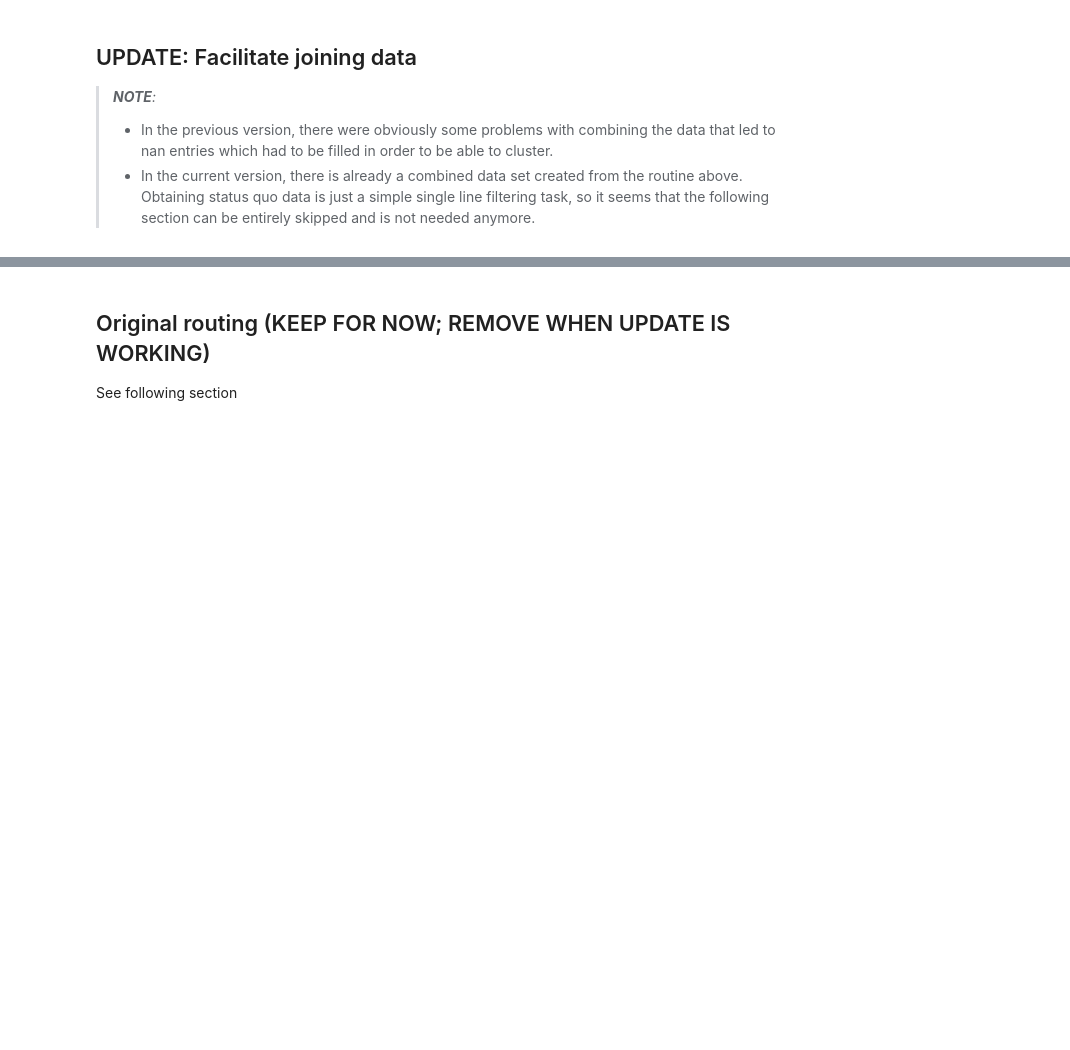
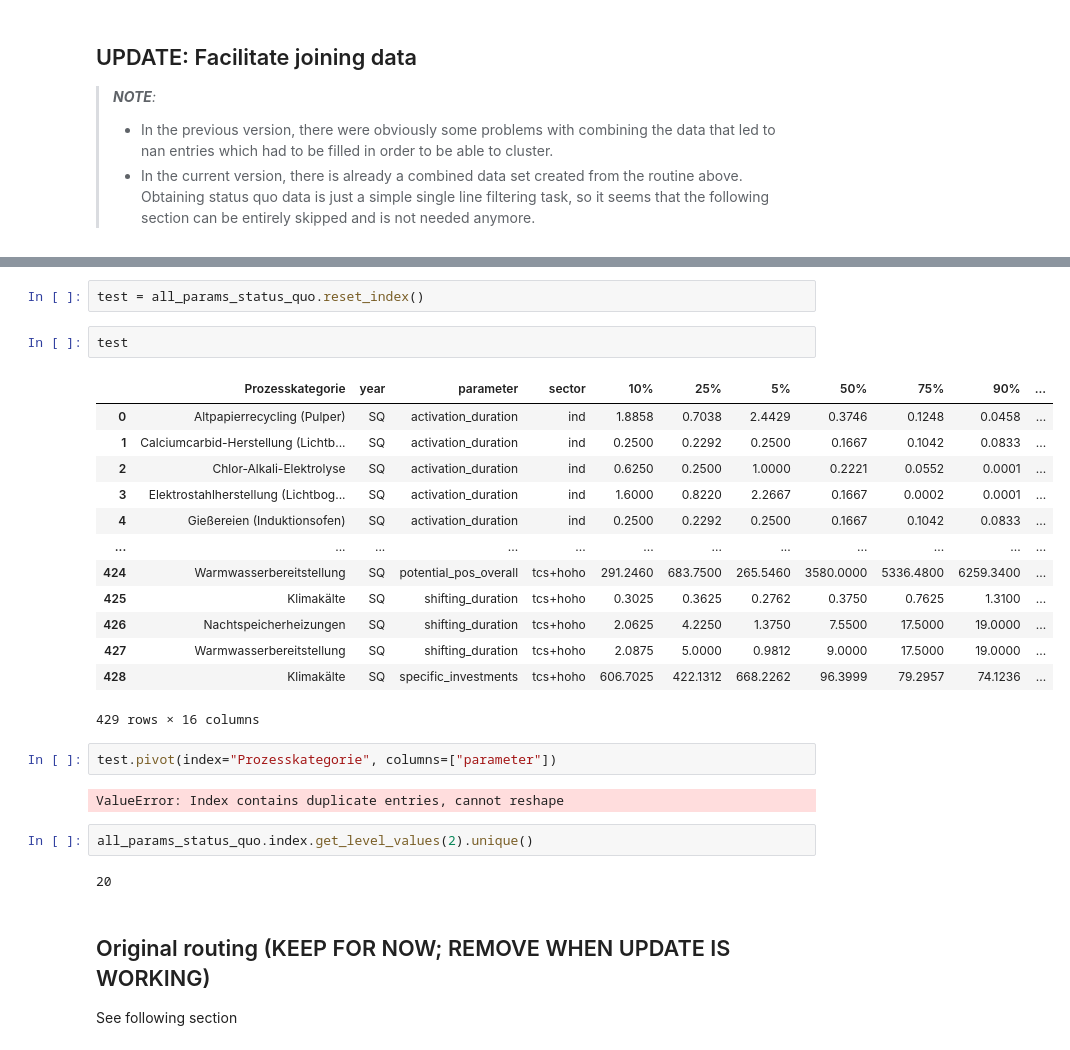
Before and after one commit to jokochems/DR_Potentials, a Jupyter notebook: DR_potential_clustering.ipynb, the cells around one changed output, grey strips where cells are left out. Cells and saved outputs as stored; diff of their text form; blank space fills up the shorter version.

```diff
--- a/DR_potential_clustering.ipynb
+++ b/DR_potential_clustering.ipynb
@@ -587,3 +448,29 @@ c
+# %%
+test = all_params_status_quo.reset_index()
+# %%
+test
+# %% [output]
+|  | Prozesskategorie | year | parameter | sector | 10% | 25% | 5% | 50% | 75% | 90% | ... |
+| 0 | Altpapierrecycling (Pulper) | SQ | activation_duration | ind | 1.8858 | 0.7038 | 2.4429 | 0.3746 | 0.1248 | 0.0458 | ... |
+| 1 | Calciumcarbid-Herstellung (Lichtb... | SQ | activation_duration | ind | 0.2500 | 0.2292 | 0.2500 | 0.1667 | 0.1042 | 0.0833 | ... |
+| 2 | Chlor-Alkali-Elektrolyse | SQ | activation_duration | ind | 0.6250 | 0.2500 | 1.0000 | 0.2221 | 0.0552 | 0.0001 | ... |
+| 3 | Elektrostahlherstellung (Lichtbog... | SQ | activation_duration | ind | 1.6000 | 0.8220 | 2.2667 | 0.1667 | 0.0002 | 0.0001 | ... |
+| 4 | Gießereien (Induktionsofen) | SQ | activation_duration | ind | 0.2500 | 0.2292 | 0.2500 | 0.1667 | 0.1042 | 0.0833 | ... |
+| ... | ... | ... | ... | ... | ... | ... | ... | ... | ... | ... | ... |
+| 424 | Warmwasserbereitstellung | SQ | potential_pos_overall | tcs+hoho | 291.2460 | 683.7500 | 265.5460 | 3580.0000 | 5336.4800 | 6259.3400 | ... |
+| 425 | Klimakälte | SQ | shifting_duration | tcs+hoho | 0.3025 | 0.3625 | 0.2762 | 0.3750 | 0.7625 | 1.3100 | ... |
+| 426 | Nachtspeicherheizungen | SQ | shifting_duration | tcs+hoho | 2.0625 | 4.2250 | 1.3750 | 7.5500 | 17.5000 | 19.0000 | ... |
+| 427 | Warmwasserbereitstellung | SQ | shifting_duration | tcs+hoho | 2.0875 | 5.0000 | 0.9812 | 9.0000 | 17.5000 | 19.0000 | ... |
+| 428 | Klimakälte | SQ | specific_investments | tcs+hoho | 606.7025 | 422.1312 | 668.2262 | 96.3999 | 79.2957 | 74.1236 | ... |
+429 rows × 16 columns
+# %%
+test.pivot(index="Prozesskategorie", columns=["parameter"])
+# %% [output]
+ValueError: Index contains duplicate entries, cannot reshape
+# %%
+all_params_status_quo.index.get_level_values(2).unique()
+# %% [output]
+20
 # %% [markdown]
 ## Original routing (KEEP FOR NOW; REMOVE WHEN UPDATE IS WORKING)
 See following section
```
Also changed, not shown: parts of 4 cells of this notebook.
